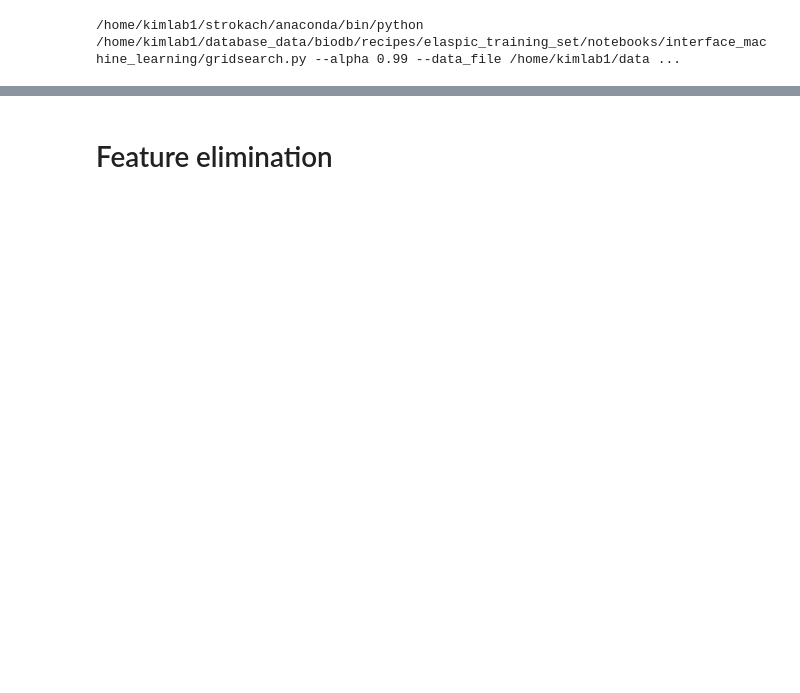
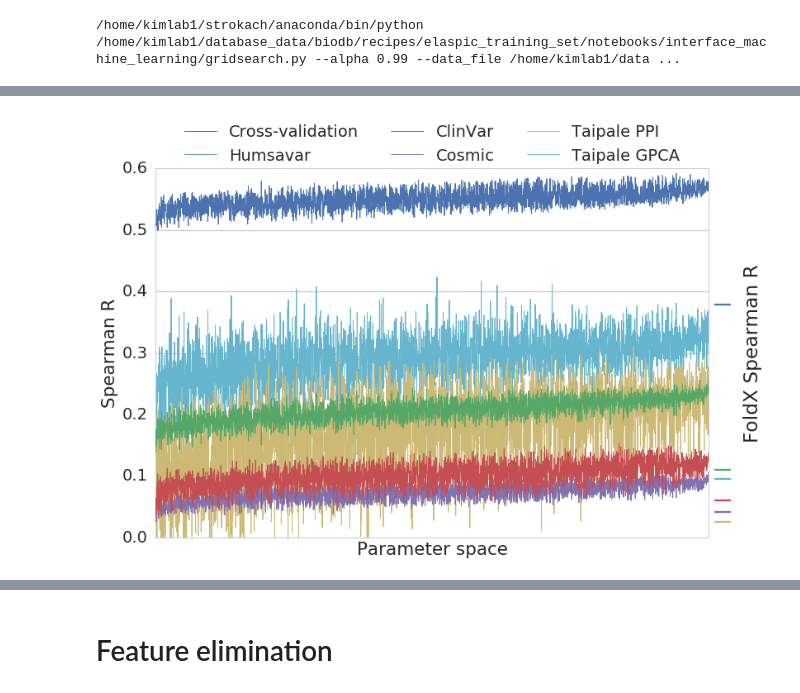
Before and after one commit to datapkg/elaspic_training_set, a Jupyter notebook: notebooks/interface_machine_learning.ipynb, the cells around one changed output, grey strips where cells are left out. Saved outputs shown, nothing was run; the diff lists cells and outputs as text; code cells hidden in the pictures; blank space fills up the shorter version.

```diff
--- a/notebooks/interface_machine_learning.ipynb
+++ b/notebooks/interface_machine_learning.ipynb
@@ -352,0 +446,7 @@ p.train(all_results, {
+# %%
+js = jobsubmitter.JobSubmitter(
+    JOB_NAME, 'sge://:@192.168.6.201', op.abspath(NOTEBOOK_NAME),
+    email='ostrokach@gmail.com', force_new_folder=False,
+    nproc=1, queue='medium', walltime='8:00:00', mem='6G',
+    env={'PATH': PATH},
+)
@@ -352,0 +474,4 @@ p.train(all_results, {
+# %%
+# Get job status
+gridsearch_results_1 = js.job_status(system_commands)
+print(Counter(gridsearch_results_1['status']))
@@ -352,0 +498,4 @@ p.train(all_results, {
+# %%
+ABS = ''
+# %%
+CORRELATION_TYPE = 'spearmanr'
@@ -352,0 +641,49 @@ p.train(all_results, {
+# %%
+# Plot gridsearch over parameter space
+fg, ax = plt.subplots(figsize=(12, 8))
+
+ax = (
+    df[columns]
+    .rename(columns={
+        CORRELATION_TYPE: 'Cross-validation',
+        '{}_humsavar_del_class_exp_vs_ddg{}'.format(CORRELATION_TYPE, ABS): 'Humsavar',
+        '{}_clinvar_del_class_exp_vs_ddg{}'.format(CORRELATION_TYPE, ABS): 'ClinVar',
+        '{}_cosmic_del_class_exp_vs_ddg{}'.format(CORRELATION_TYPE, ABS): 'Cosmic',
+        '{}_taipale_ppi_ddg_exp_vs_ddg'.format(CORRELATION_TYPE): 'Taipale PPI',
+        '{}_taipale_gpca_ddg_exp_vs_ddg'.format(CORRELATION_TYPE): 'Taipale GPCA',
+        })
+    .plot(xticks=[], ax=ax, linewidth=1)
+)
+
+for i, l in enumerate(ax.get_lines()):
+    l.set_zorder(len(columns) - i)
+
+ax.set_xlabel('Parameter space')
+ax.set_ylabel('{} R'.format(CORRELATION_TYPE[:-1].capitalize()))
+ax.set_ylim(0, 0.6)
+ax.legend(loc='upper center', bbox_to_anchor=(0.5, 1.16), ncol=3)
+
+text_xpos = ax.get_xlim()[1] + (ax.get_xlim()[1] - ax.get_xlim()[0]) * 0.08
+text_ypos = (ax.get_ylim()[1] - ax.get_ylim()[0]) / 2
+ax.text(
+    text_xpos, text_ypos, 'FoldX Spearman R', rotation=90,
+    horizontalalignment='center', verticalalignment='center')
+
+legend_xpos = [
+    ax.get_xlim()[1] + (ax.get_xlim()[1] - ax.get_xlim()[0]) * 0.01,
+    ax.get_xlim()[1] + (ax.get_xlim()[1] - ax.get_xlim()[0]) * 0.04,
+]
+
+l = plt.hlines(
+    [foldx_corrs[c] for c in columns],
+    xmin=legend_xpos[0],
+    xmax=legend_xpos[1],
+    colors=sns.color_palette()[:len(columns)],
+    linestyles='-')
+
+l.set_clip_on(False)
+
+plt.savefig(op.join(NOTEBOOK_NAME, 'gridsearch.png'), bbox_inches='tight', dpi=220)
+plt.savefig(op.join(NOTEBOOK_NAME, 'gridsearch.pdf'), bbox_inches='tight')
+# %% [output]
+[figure, added]
```
Also changed, not shown: parts of 110 cells of this notebook, 21 other files.
